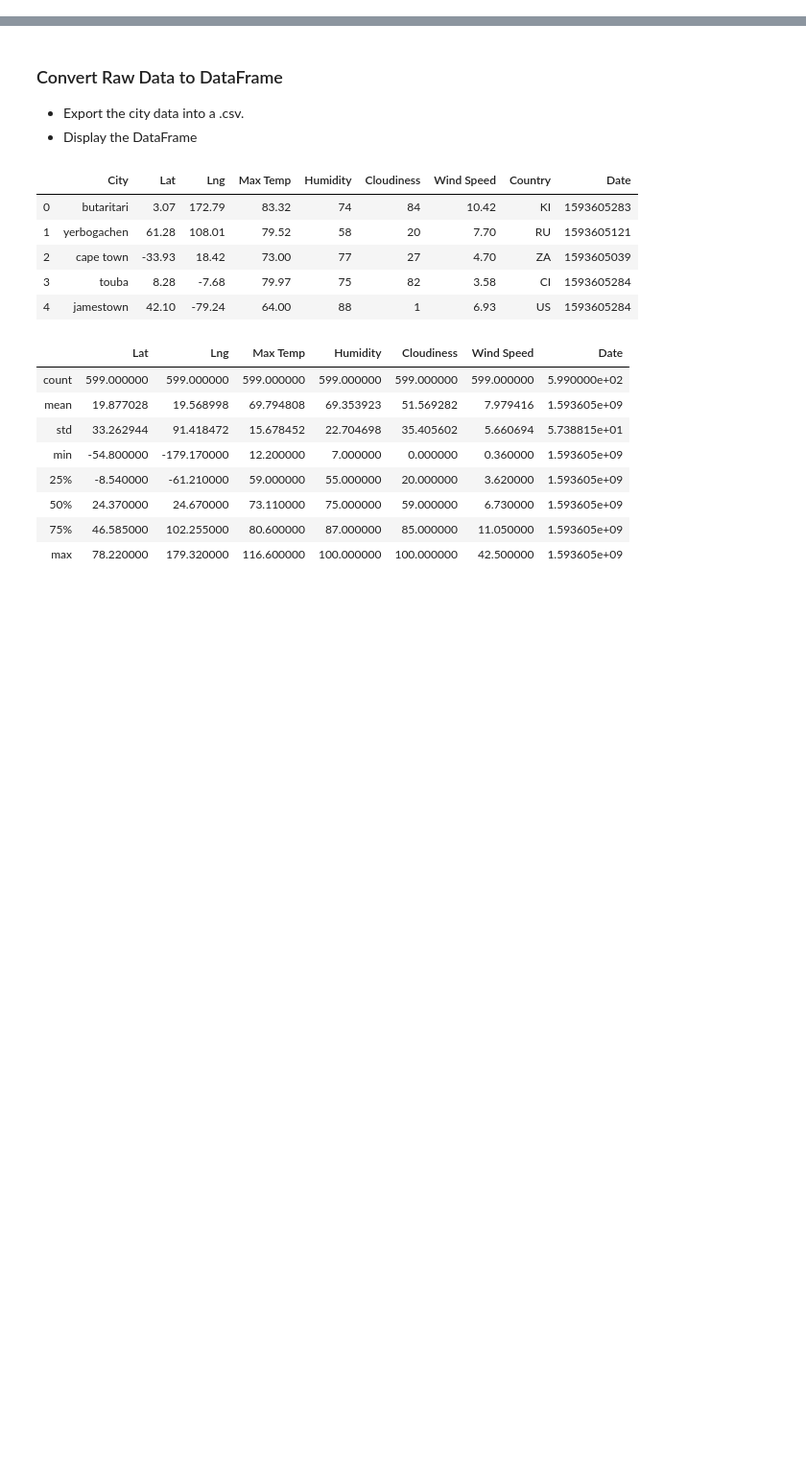
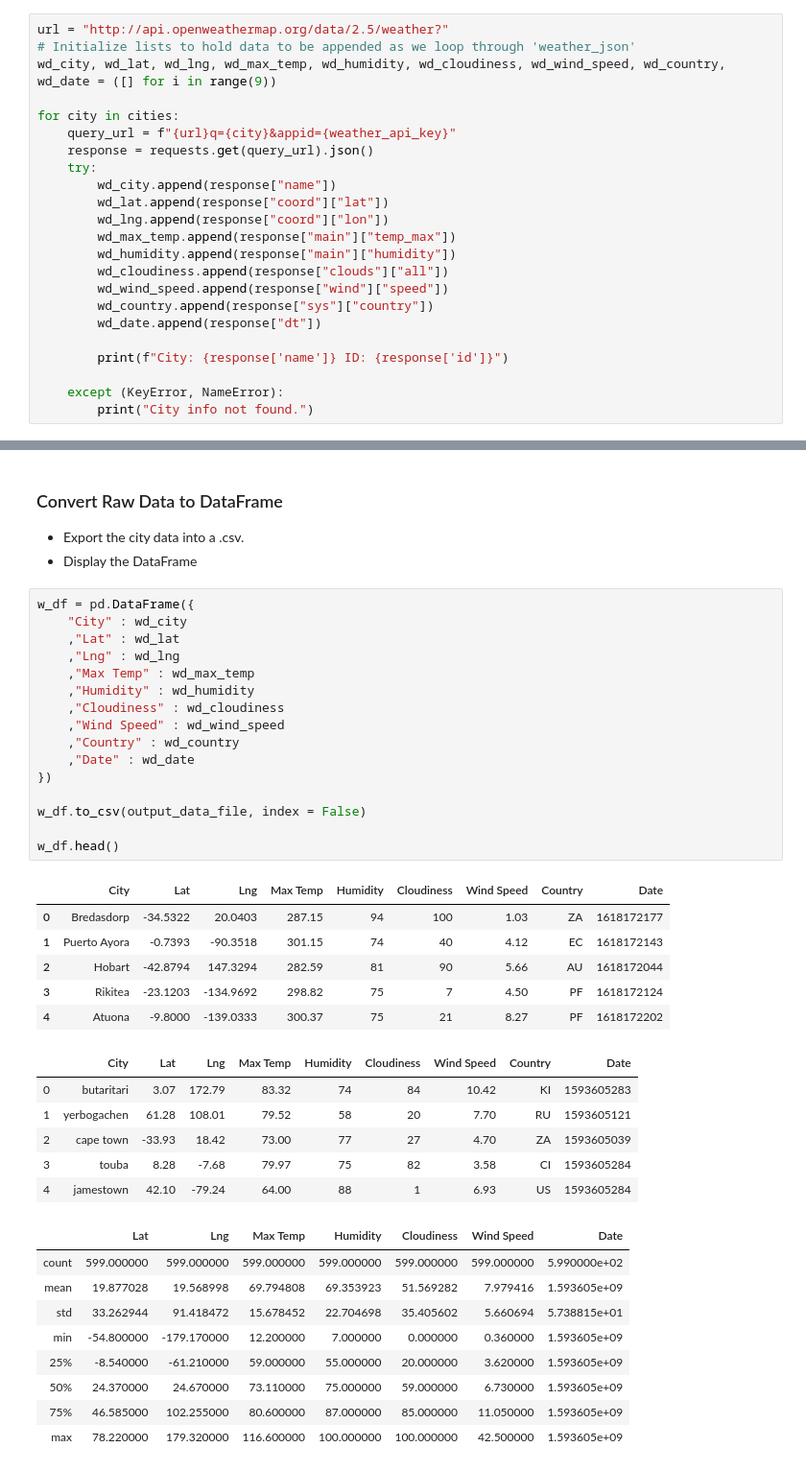
Before and after one commit to SyFlores/python-api-challenge, a Jupyter notebook: WeatherPy/WeatherPy.ipynb, the cells around one changed output, grey strips where cells are left out. Shown at 96% size. Cells and saved outputs as stored; diff of their text form; blank space fills up the shorter version.

Commit message:
Fixed iterative API pull and created/exported as a dataframe.

```diff
--- a/WeatherPy/WeatherPy.ipynb
+++ b/WeatherPy/WeatherPy.ipynb
@@ -70,0 +56,23 @@ KeyError: 'main'
+# %%
+url = "http://api.openweathermap.org/data/2.5/weather?"
+# Initialize lists to hold data to be appended as we loop through 'weather_json'
+wd_city, wd_lat, wd_lng, wd_max_temp, wd_humidity, wd_cloudiness, wd_wind_speed, wd_country, wd_date = ([] for i in range(9))
+
+for city in cities:
+    query_url = f"{url}q={city}&appid={weather_api_key}"
+    response = requests.get(query_url).json()
+    try:
+        wd_city.append(response["name"])
+        wd_lat.append(response["coord"]["lat"])
+        wd_lng.append(response["coord"]["lon"])
+        wd_max_temp.append(response["main"]["temp_max"])
+        wd_humidity.append(response["main"]["humidity"])
+        wd_cloudiness.append(response["clouds"]["all"])
+        wd_wind_speed.append(response["wind"]["speed"])
+        wd_country.append(response["sys"]["country"])
+        wd_date.append(response["dt"])
+
+        print(f"City: {response['name']} ID: {response['id']}")
+
+    except (KeyError, NameError):
+        print("City info not found.")
@@ -72,6 +98,29 @@ KeyError: 'main'
 ### Convert Raw Data to DataFrame
 * Export the city data into a .csv.
 * Display the DataFrame
+# %%
+w_df = pd.DataFrame({
+    "City" : wd_city
+    ,"Lat" : wd_lat
+    ,"Lng" : wd_lng
+    ,"Max Temp" : wd_max_temp
+    ,"Humidity" : wd_humidity
+    ,"Cloudiness" : wd_cloudiness
+    ,"Wind Speed" : wd_wind_speed
+    ,"Country" : wd_country
+    ,"Date" : wd_date
+})
+
+w_df.to_csv(output_data_file, index = False)
+
+w_df.head()
+# %% [output]
+|  | City | Lat | Lng | Max Temp | Humidity | Cloudiness | Wind Speed | Country | Date |
+| 0 | Bredasdorp | -34.5322 | 20.0403 | 287.15 | 94 | 100 | 1.03 | ZA | 1618172177 |
+| 1 | Puerto Ayora | -0.7393 | -90.3518 | 301.15 | 74 | 40 | 4.12 | EC | 1618172143 |
+| 2 | Hobart | -42.8794 | 147.3294 | 282.59 | 81 | 90 | 5.66 | AU | 1618172044 |
+| 3 | Rikitea | -23.1203 | -134.9692 | 298.82 | 75 | 7 | 4.50 | PF | 1618172124 |
+| 4 | Atuona | -9.8000 | -139.0333 | 300.37 | 75 | 21 | 8.27 | PF | 1618172202 |
 # %%
 # %% [output]
 |  | City | Lat | Lng | Max Temp | Humidity | Cloudiness | Wind Speed | Country | Date |
```
Also changed, not shown: parts of 3 cells of this notebook, 1 other file.
